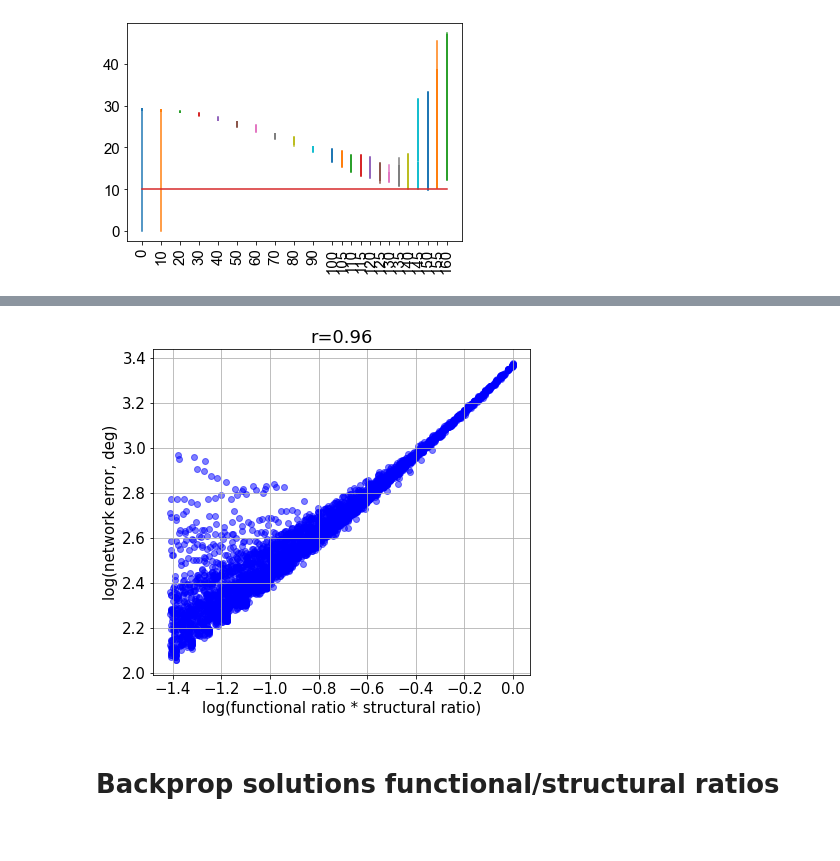
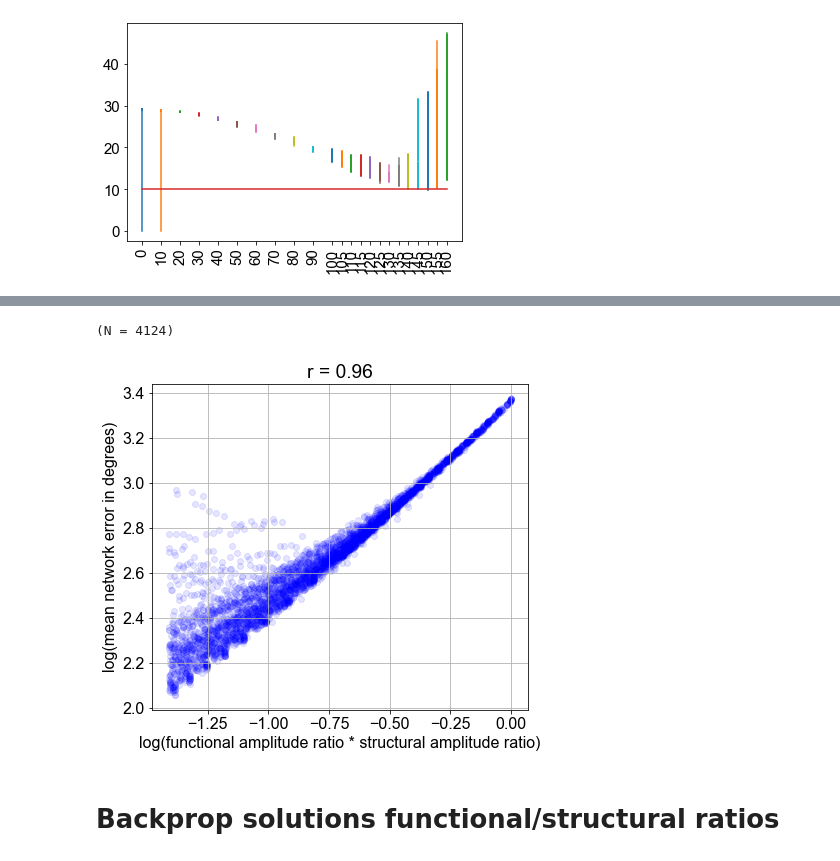
Before and after one commit to azaho/ccn_story3, a Jupyter notebook: radius.ipynb, the cells around one changed output, grey strips where cells are left out. Saved outputs shown, nothing was run; the diff lists cells and outputs as text; code cells hidden in the pictures.

```diff
--- a/radius.ipynb
+++ b/radius.ipynb
@@ -359,40 +293,43 @@ filter = (e<30) & (x>0.9) & (x<4.1) & (y>0.9) & (y<3.1) & (x*y<4.1)
 #filter = np.array([True] * len(e))
 
 t = 1/(x[filter]*y[filter])
 k = e[filter]
 
 t, k = np.log(t), np.log(k)
 
 fig = plt.figure(figsize=(4.5*1.5, 4*1.5))
-plt.rc('font', **{'family': 'DejaVu Sans', 'weight': 'normal', 'size': 15})
+plt.rc('font', **{'family': 'Arial', 'weight': 'normal', 'size': 16})
 
 # Calculate the best-fit line
 slope, intercept = np.polyfit(t, k, 1)
 line = slope * t + intercept
 
 # Calculate the correlation coefficient
 corr_coeff = np.corrcoef(t, k)[0, 1]
 
 # Create a scatter plot
-plt.scatter(t, k, label='Data points', color='blue', alpha=0.5)
+plt.scatter(t, k, label='Data points', color='blue', alpha=0.1)
 
 # Create a line plot for the best-fit line
 #plt.plot(t, line, label=f'Best fit: y={slope:.2f}x+{intercept:.2f}', color='red')
 
 # Add labels and a legend
-plt.xlabel('log(functional ratio * structural ratio)')
-plt.ylabel('log(network error, deg)')
-plt.title(f'r={corr_coeff:.2f}')
+plt.xlabel('log(functional amplitude ratio * structural amplitude ratio)')
+plt.ylabel('log(mean network error in degrees)')
+plt.title(f'r = {corr_coeff:.2f}')
 #plt.legend()
 
 #plt.ylim(5, 30)
 #plt.xlim(0.5, 15)
 
+
+print(f"(N = {len(t)})")
 # Show the plot
 plt.grid(True)
-plt.show()
+plt.savefig('paper_figures/correlation_structural_functional_ratio_vs_error.pdf', bbox_inches='tight')
 # %% [output]
+(N = 4124)
-[figure, old version]
+[figure, new version]
 # %% [markdown]
 # Backprop solutions functional/structural ratios
 # %%
```
Also changed, not shown: parts of 11 cells of this notebook, 5 other files.
